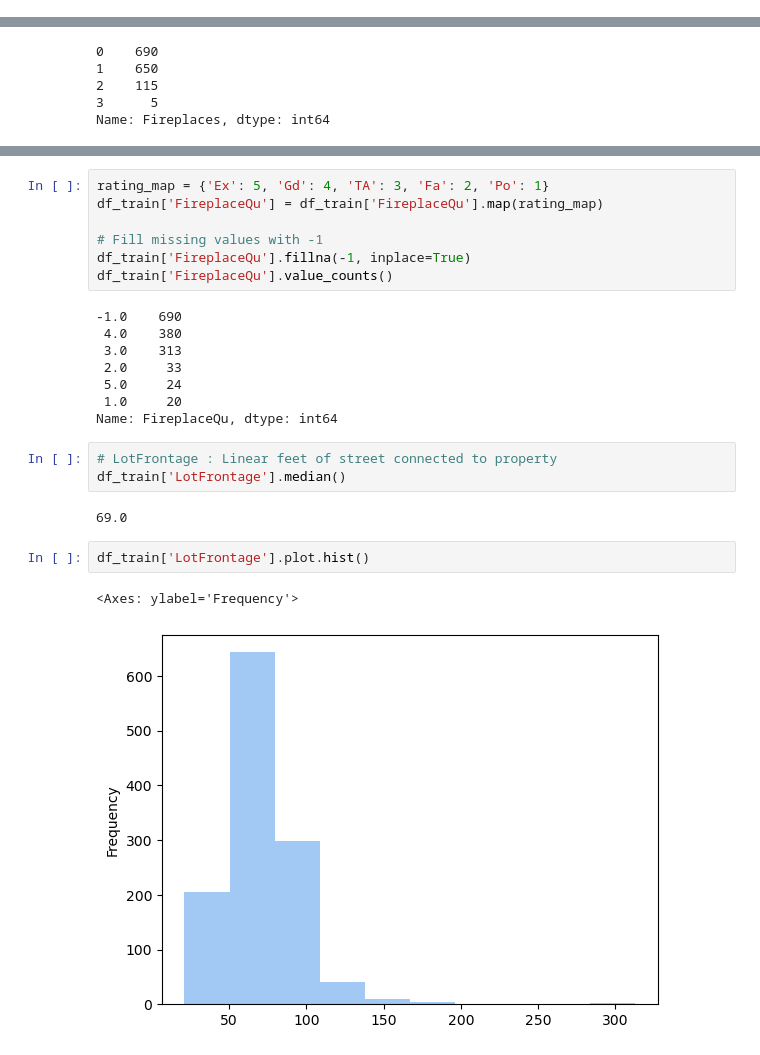
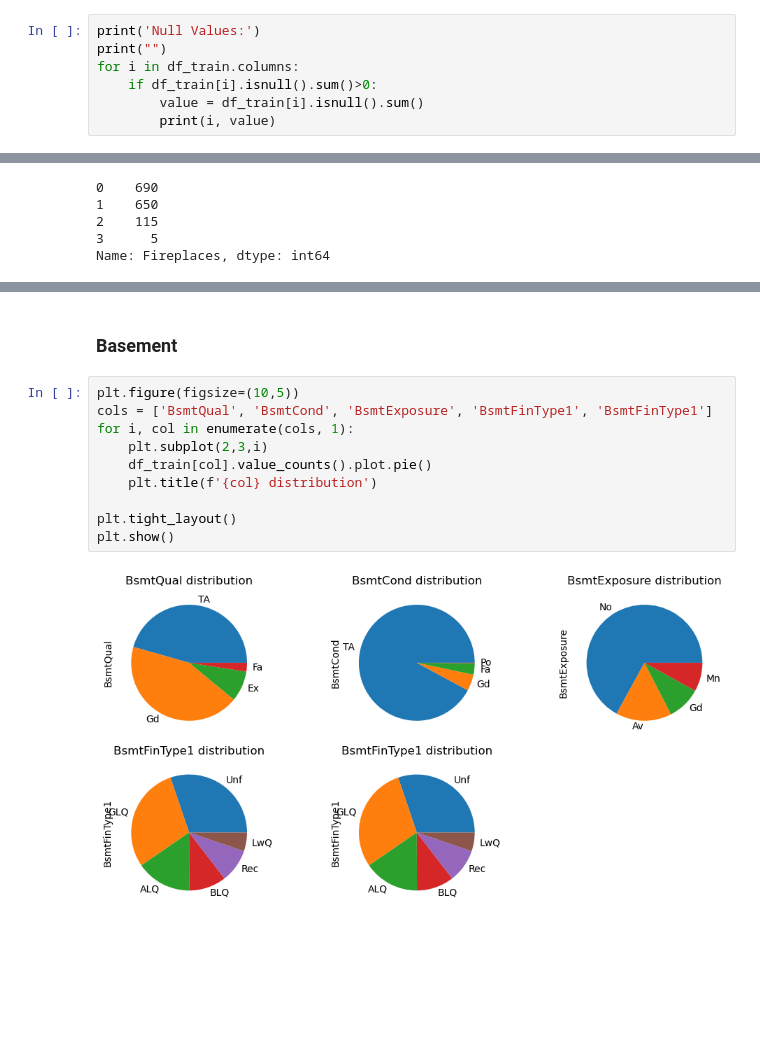
Before and after one commit to leonemma/House-Prices-Prediction, a Jupyter notebook: House_Prices.ipynb, the cells around one changed output, grey strips where cells are left out. Drawn from its saved outputs; the diff is of its cells as text; blank space fills up the shorter version.

```diff
--- a/House_Prices.ipynb
+++ b/House_Prices.ipynb
@@ -343,0 +310,7 @@ df_train.head()
+# %%
+print('Null Values:')
+print("")
+for i in df_train.columns:
+    if df_train[i].isnull().sum()>0:
+        value = df_train[i].isnull().sum()
+        print(i, value)
@@ -363,25 +370,14 @@ Name: FireplaceQu, dtype: int64
-# %%
-rating_map = {'Ex': 5, 'Gd': 4, 'TA': 3, 'Fa': 2, 'Po': 1}
-df_train['FireplaceQu'] = df_train['FireplaceQu'].map(rating_map)
-
-# Fill missing values with -1
-df_train['FireplaceQu'].fillna(-1, inplace=True)
-df_train['FireplaceQu'].value_counts()
-# %% [output]
--1.0    690
- 4.0    380
- 3.0    313
- 2.0     33
- 5.0     24
- 1.0     20
-Name: FireplaceQu, dtype: int64
-# %%
-# LotFrontage : Linear feet of street connected to property
-df_train['LotFrontage'].median()
-# %% [output]
-69.0
-# %%
-df_train['LotFrontage'].plot.hist()
-# %% [output]
-<Axes: ylabel='Frequency'>
-[figure, removed]
+# %% [markdown]
+### Basement
+# %%
+plt.figure(figsize=(10,5))
+cols = ['BsmtQual', 'BsmtCond', 'BsmtExposure', 'BsmtFinType1', 'BsmtFinType1']
+for i, col in enumerate(cols, 1):
+    plt.subplot(2,3,i)
+    df_train[col].value_counts().plot.pie()
+    plt.title(f'{col} distribution')
+
+plt.tight_layout()
+plt.show()
+# %% [output]
+[figure, added]
```
Also changed, not shown: parts of 24 cells of this notebook.
